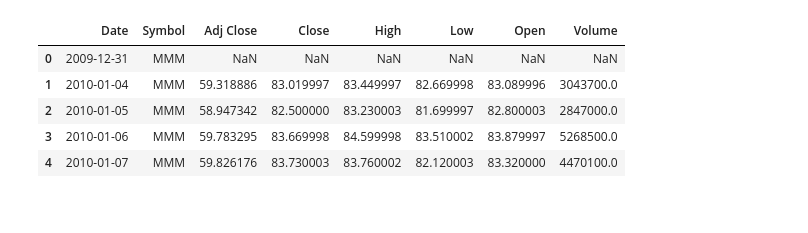
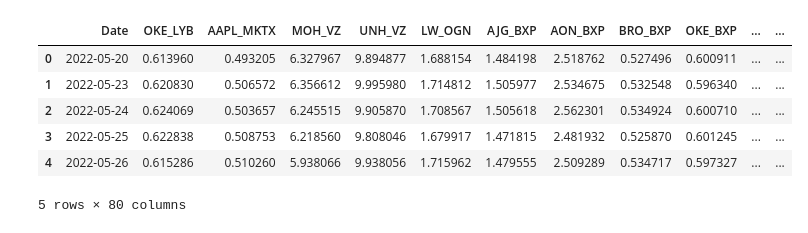
Before and after one commit to greengamma/long-short-trade-ideas-generator, a Jupyter notebook: notebooks/frontendpracticedata.ipynb, the cells around one changed output. Saved outputs shown, nothing was run; the diff lists cells and outputs as text; code cells hidden in the pictures.

```diff
--- a/notebooks/frontendpracticedata.ipynb
+++ b/notebooks/frontendpracticedata.ipynb
@@ -3,12 +3,13 @@ import numpy as np
 import pandas as pd
 import matplotlib.pyplot as plt
 # %%
-df = pd.read_csv('../raw_data/sp500_stocks.csv')
+df = pd.read_excel('../raw_data/cleaned_data.xlsx')
 df.head()
 # %% [output]
-|  | Date | Symbol | Adj Close | Close | High | Low | Open | Volume |
-| 0 | 2009-12-31 | MMM | NaN | NaN | NaN | NaN | NaN | NaN |
-| 1 | 2010-01-04 | MMM | 59.318886 | 83.019997 | 83.449997 | 82.669998 | 83.089996 | 3043700.0 |
-| 2 | 2010-01-05 | MMM | 58.947342 | 82.500000 | 83.230003 | 81.699997 | 82.800003 | 2847000.0 |
-| 3 | 2010-01-06 | MMM | 59.783295 | 83.669998 | 84.599998 | 83.510002 | 83.879997 | 5268500.0 |
-| 4 | 2010-01-07 | MMM | 59.826176 | 83.730003 | 83.760002 | 82.120003 | 83.320000 | 4470100.0 |
+|  | Date | OKE_LYB | AAPL_MKTX | MOH_VZ | UNH_VZ | LW_OGN | AJG_BXP | AON_BXP | BRO_BXP | OKE_BXP | ... | ... |
+| 0 | 2022-05-20 | 0.613960 | 0.493205 | 6.327967 | 9.894877 | 1.688154 | 1.484198 | 2.518762 | 0.527496 | 0.600911 | ... | ... |
+| 1 | 2022-05-23 | 0.620830 | 0.506572 | 6.356612 | 9.995980 | 1.714812 | 1.505977 | 2.534675 | 0.532548 | 0.596340 | ... | ... |
+| 2 | 2022-05-24 | 0.624069 | 0.503657 | 6.245515 | 9.905870 | 1.708567 | 1.505618 | 2.562301 | 0.534924 | 0.600710 | ... | ... |
+| 3 | 2022-05-25 | 0.622838 | 0.508753 | 6.218560 | 9.808046 | 1.679917 | 1.471815 | 2.481932 | 0.525870 | 0.601245 | ... | ... |
+| 4 | 2022-05-26 | 0.615286 | 0.510260 | 5.938066 | 9.938056 | 1.715962 | 1.479555 | 2.509289 | 0.534717 | 0.597327 | ... | ... |
+5 rows × 80 columns
```
Also changed, not shown: parts of 13 cells of this notebook, 3 other files.
